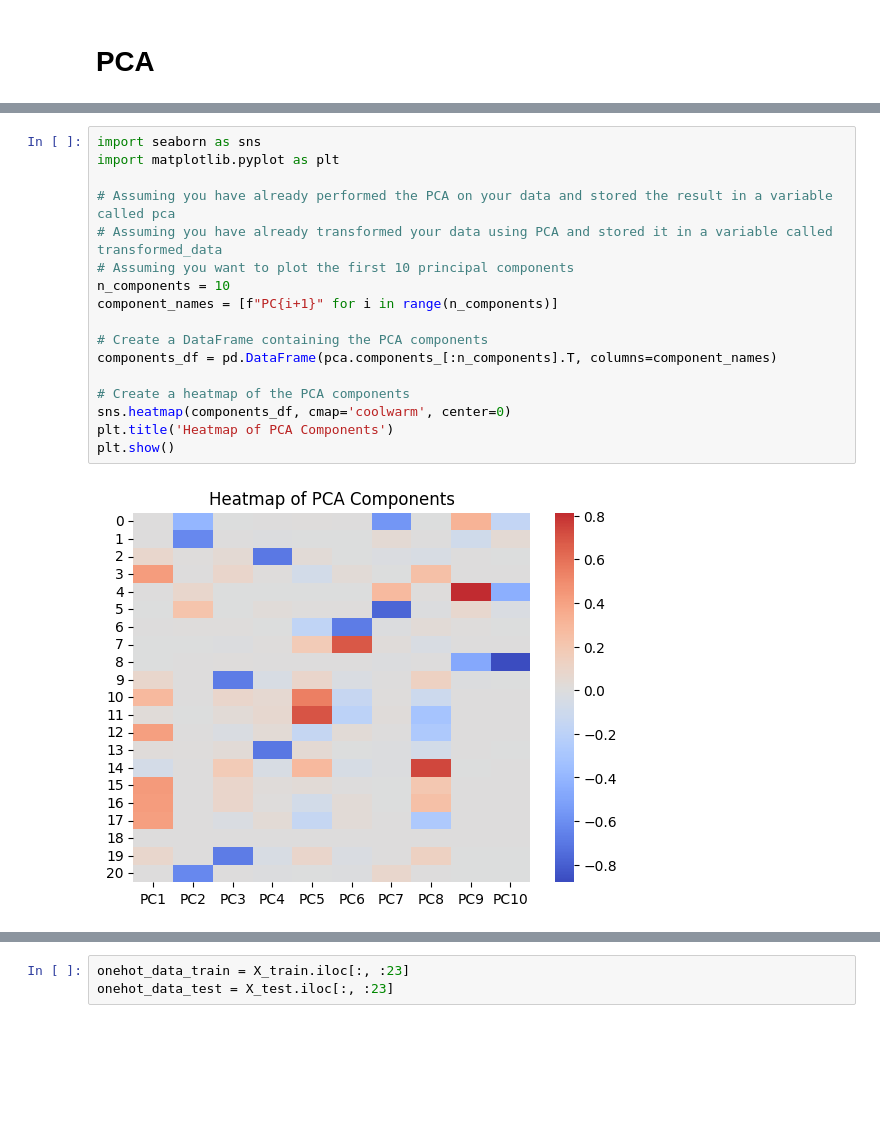
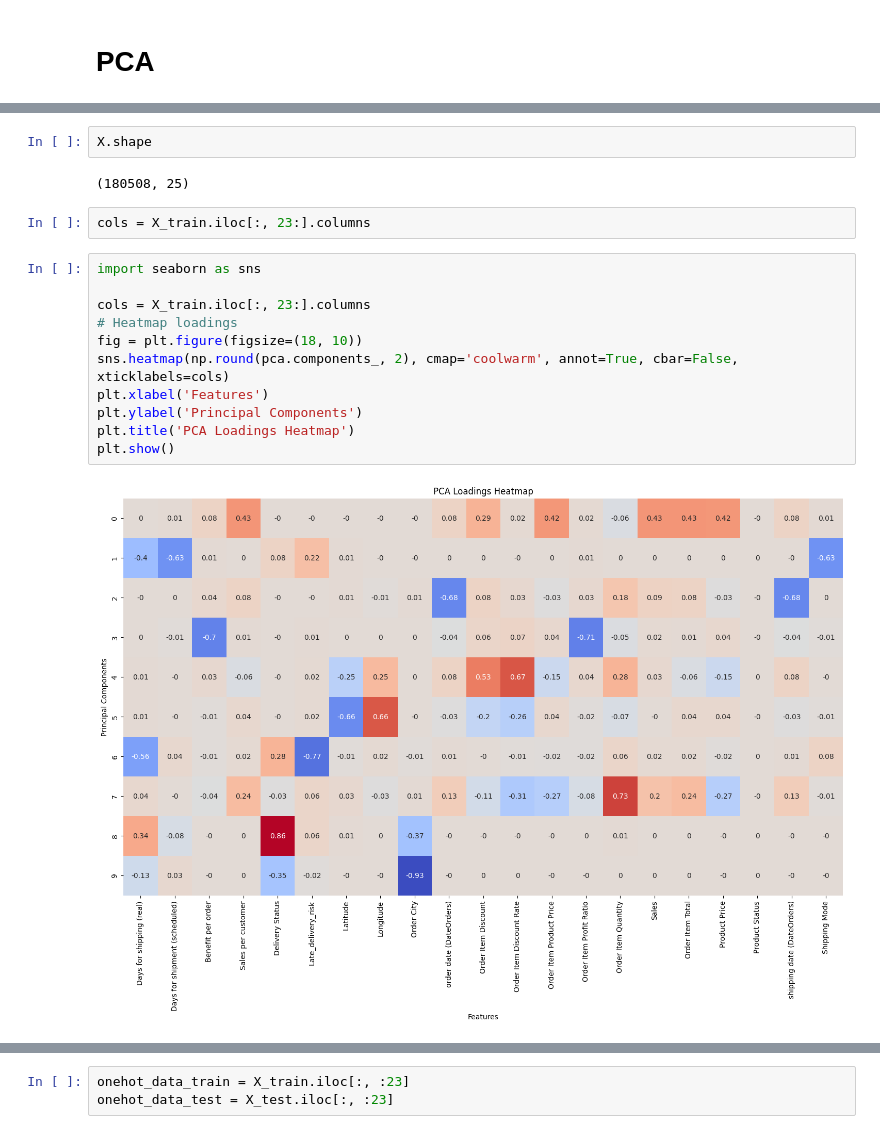
Before and after one commit to giakomorssi/Fraud-and-Delivery, a Jupyter notebook: 03_FraudDetection.ipynb, the cells around one changed output, grey strips where cells are left out. Cells and saved outputs as stored; diff of their text form; blank space fills up the shorter version.

```diff
--- a/03_FraudDetection.ipynb
+++ b/03_FraudDetection.ipynb
@@ -322,19 +340,19 @@ plt.show()
-# %%
-import seaborn as sns
-import matplotlib.pyplot as plt
-
-# Assuming you have already performed the PCA on your data and stored the result in a variable called pca
-# Assuming you have already transformed your data using PCA and stored it in a variable called transformed_data
-# Assuming you want to plot the first 10 principal components
-n_components = 10
-component_names = [f"PC{i+1}" for i in range(n_components)]
-
-# Create a DataFrame containing the PCA components
-components_df = pd.DataFrame(pca.components_[:n_components].T, columns=component_names)
-
-# Create a heatmap of the PCA components
-sns.heatmap(components_df, cmap='coolwarm', center=0)
-plt.title('Heatmap of PCA Components')
-plt.show()
-# %% [output]
-[figure, removed]
+# %%
+X.shape
+# %% [output]
+(180508, 25)
+# %%
+cols = X_train.iloc[:, 23:].columns
+# %%
+import seaborn as sns
+
+cols = X_train.iloc[:, 23:].columns
+# Heatmap loadings
+fig = plt.figure(figsize=(18, 10))
+sns.heatmap(np.round(pca.components_, 2), cmap='coolwarm', annot=True, cbar=False, xticklabels=cols)
+plt.xlabel('Features')
+plt.ylabel('Principal Components')
+plt.title('PCA Loadings Heatmap')
+plt.show()
+# %% [output]
+[figure, added]
```
Also changed, not shown: parts of 8 cells of this notebook.
